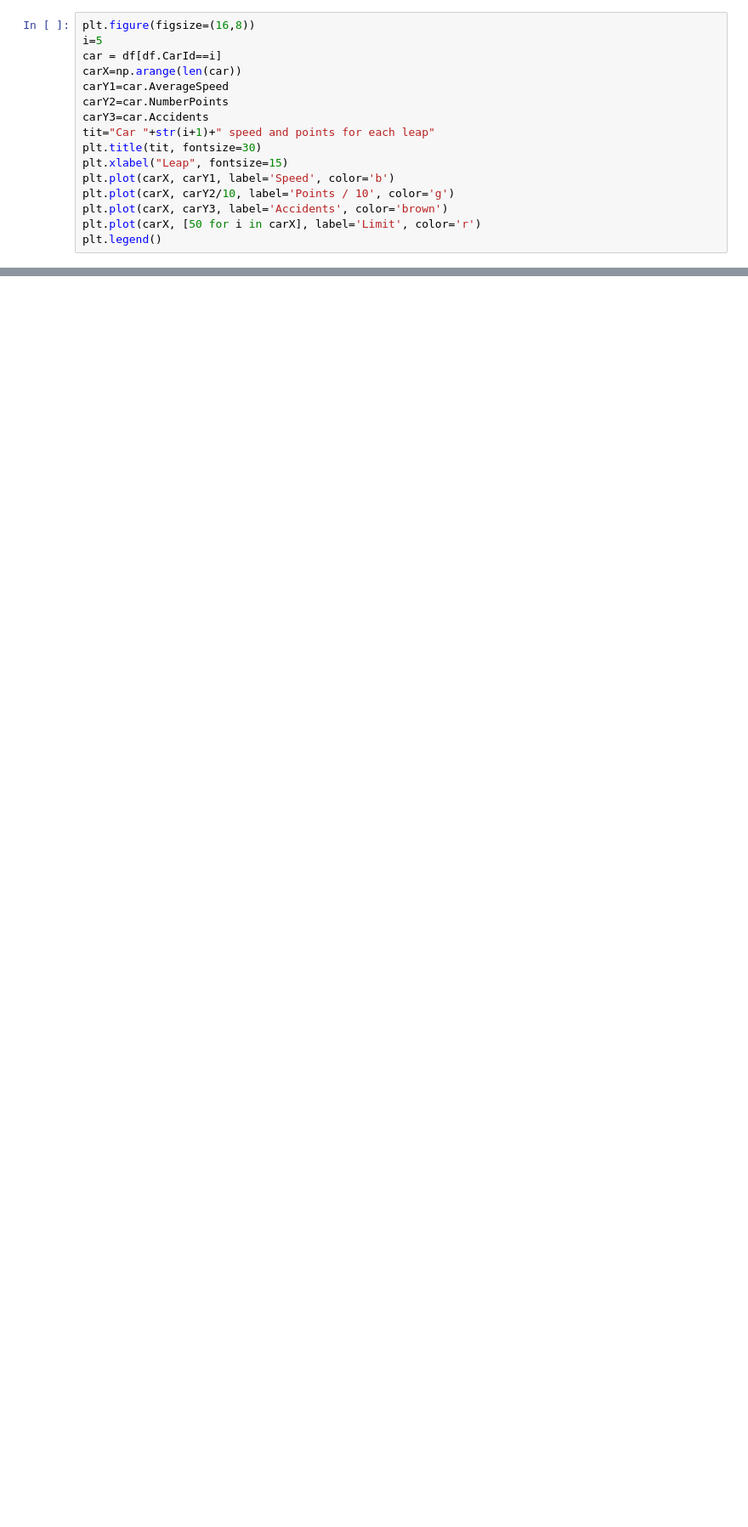
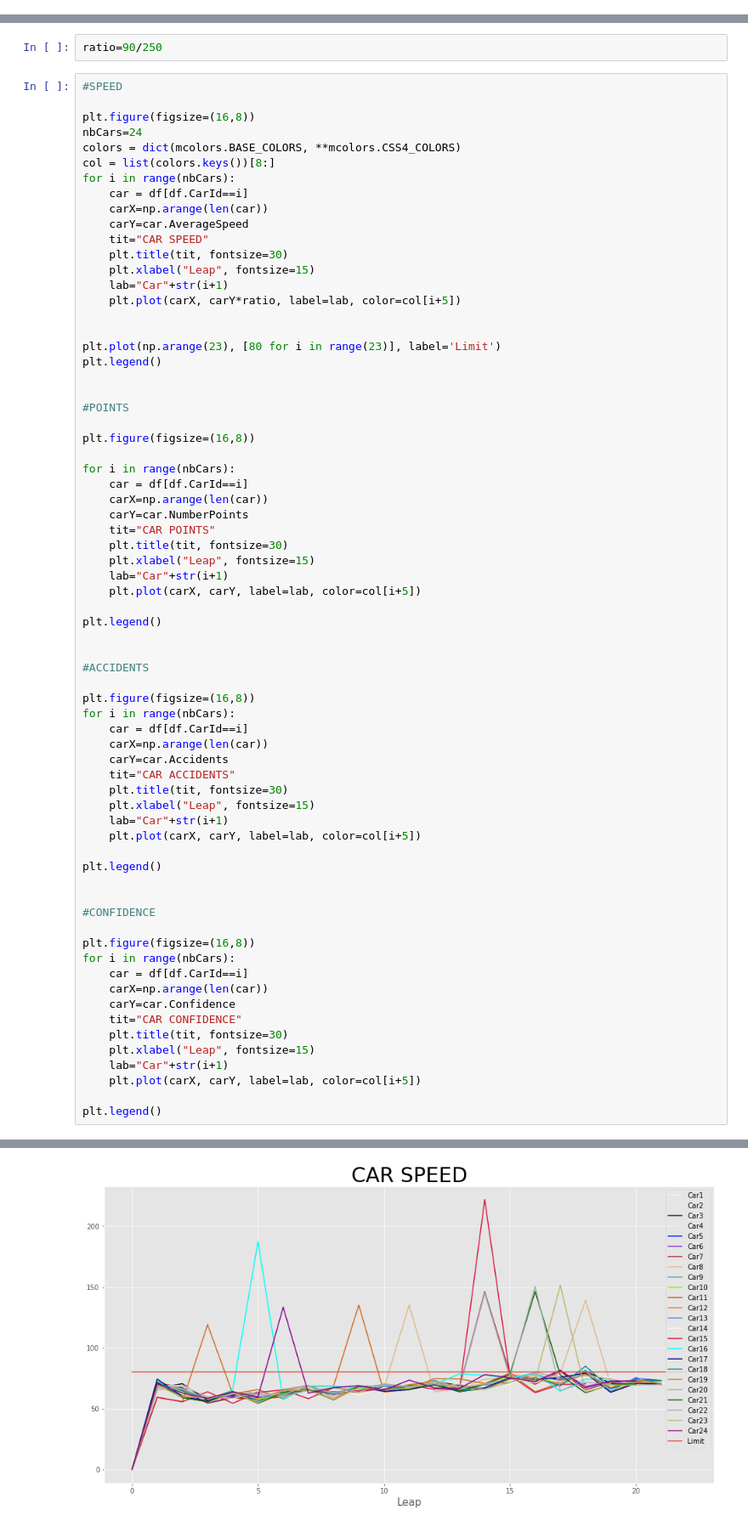
Before and after one commit to Sofiascope/EasyTraffic, a Jupyter notebook: Untitled.ipynb, the cells around one changed output, grey strips where cells are left out. Shown: that part at 85% size. Saved outputs shown, nothing was run; the diff lists cells and outputs as text; blank space fills up the shorter version.

```diff
--- a/Untitled.ipynb
+++ b/Untitled.ipynb
@@ -7,16 +8,0 @@ df = pd.read_excel("stats.xlsx")
-# %%
-plt.figure(figsize=(16,8))
-i=5
-car = df[df.CarId==i]
-carX=np.arange(len(car))
-carY1=car.AverageSpeed
-carY2=car.NumberPoints
-carY3=car.Accidents
-tit="Car "+str(i+1)+" speed and points for each leap"
-plt.title(tit, fontsize=30)
-plt.xlabel("Leap", fontsize=15)
-plt.plot(carX, carY1, label='Speed', color='b')
-plt.plot(carX, carY2/10, label='Points / 10', color='g')
-plt.plot(carX, carY3, label='Accidents', color='brown')
-plt.plot(carX, [50 for i in carX], label='Limit', color='r')
-plt.legend()
@@ -25,0 +13,72 @@ plt.legend()
+# %%
+ratio=90/250
+# %%
+#SPEED
+
+plt.figure(figsize=(16,8))
+nbCars=24
+colors = dict(mcolors.BASE_COLORS, **mcolors.CSS4_COLORS)
+col = list(colors.keys())[8:]
+for i in range(nbCars):
+    car = df[df.CarId==i]
+    carX=np.arange(len(car))
+    carY=car.AverageSpeed
+    tit="CAR SPEED"
+    plt.title(tit, fontsize=30)
+    plt.xlabel("Leap", fontsize=15)
+    lab="Car"+str(i+1)
+    plt.plot(carX, carY*ratio, label=lab, color=col[i+5])
+
+
+plt.plot(np.arange(23), [80 for i in range(23)], label='Limit')
+plt.legend()
+
+
+#POINTS
+
+plt.figure(figsize=(16,8))
+
+for i in range(nbCars):
+    car = df[df.CarId==i]
+    carX=np.arange(len(car))
+    carY=car.NumberPoints
+    tit="CAR POINTS"
+    plt.title(tit, fontsize=30)
+    plt.xlabel("Leap", fontsize=15)
+    lab="Car"+str(i+1)
+    plt.plot(carX, carY, label=lab, color=col[i+5])
+
+plt.legend()
+
+
+#ACCIDENTS
+
+plt.figure(figsize=(16,8))
+for i in range(nbCars):
+    car = df[df.CarId==i]
+    carX=np.arange(len(car))
+    carY=car.Accidents
+    tit="CAR ACCIDENTS"
+    plt.title(tit, fontsize=30)
+    plt.xlabel("Leap", fontsize=15)
+    lab="Car"+str(i+1)
+    plt.plot(carX, carY, label=lab, color=col[i+5])
+
+plt.legend()
+
+
+#CONFIDENCE
+
+plt.figure(figsize=(16,8))
+for i in range(nbCars):
+    car = df[df.CarId==i]
+    carX=np.arange(len(car))
+    carY=car.Confidence
+    tit="CAR CONFIDENCE"
+    plt.title(tit, fontsize=30)
+    plt.xlabel("Leap", fontsize=15)
+    lab="Car"+str(i+1)
+    plt.plot(carX, carY, label=lab, color=col[i+5])
+
+plt.legend()
+# %% [output]
@@ -25,0 +86 @@ plt.legend()
+[figure, added]
```
Also changed, not shown: parts of 14 cells of this notebook, 9 other files.
